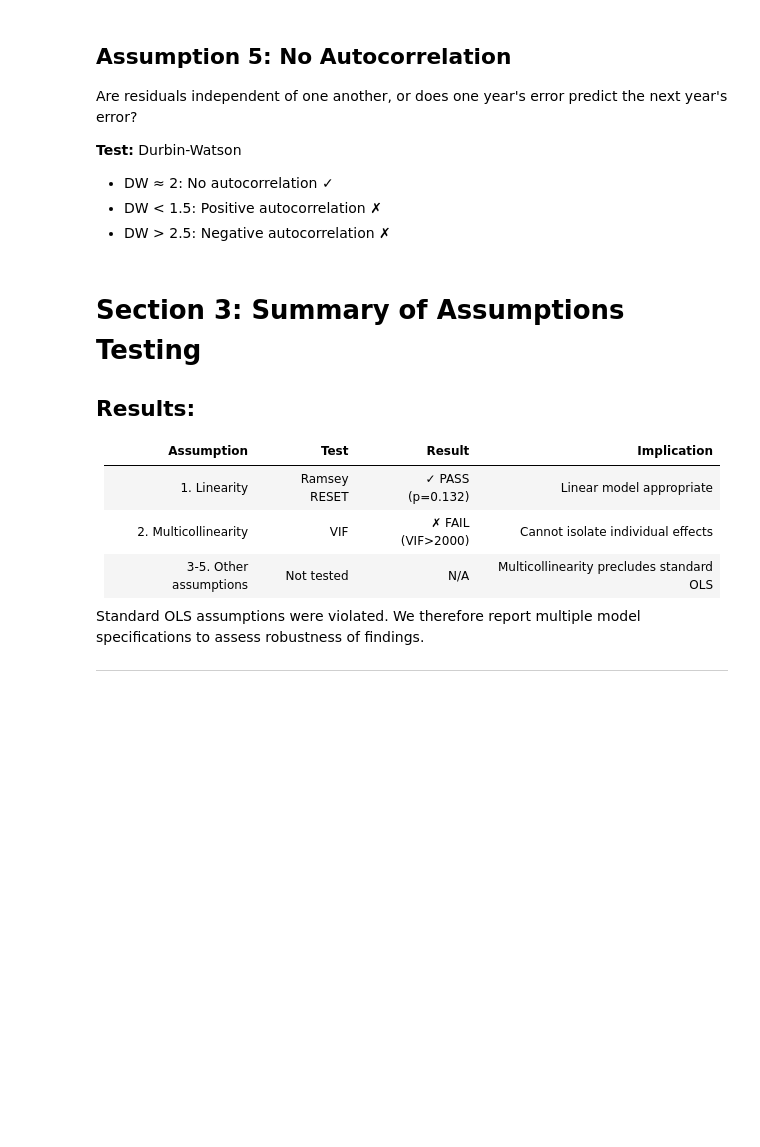
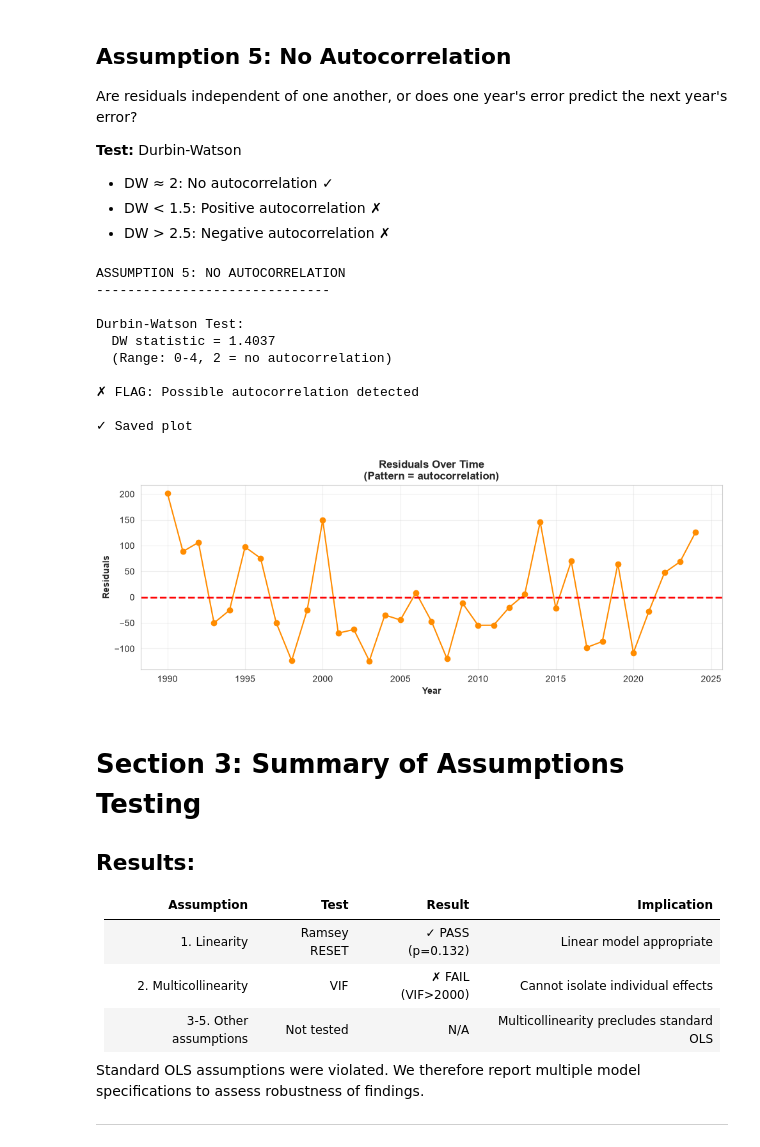
Before and after one commit to DoreenMolly/kenya-coffee-research, a Jupyter notebook: notebooks/data_analysis.ipynb, the cells around one changed output. Saved outputs shown, nothing was run; the diff lists cells and outputs as text; code cells hidden in the pictures; blank space fills up the shorter version.

Commit message:
"Testing autocorrelation"

```diff
--- a/notebooks/data_analysis.ipynb
+++ b/notebooks/data_analysis.ipynb
@@ -1274,6 +1274,45 @@ Are residuals independent of one another, or does one year's error predict the n
 - DW ≈ 2: No autocorrelation ✓
 - DW < 1.5: Positive autocorrelation ✗
 - DW > 2.5: Negative autocorrelation ✗
+# %%
+print("ASSUMPTION 5: NO AUTOCORRELATION")
+print("-"*30)
+
+dw_stat = durbin_watson(residuals)
+
+print(f"\nDurbin-Watson Test:")
+print(f"  DW statistic = {dw_stat:.4f}")
+print(f"  (Range: 0-4, 2 = no autocorrelation)")
+
+if 1.5 < dw_stat < 2.5:
+    print(f"\n✓ PASS: No strong autocorrelation")
+else:
+    print(f"\n✗ FLAG: Possible autocorrelation detected")
+
+fig, ax = plt.subplots(figsize=(10, 4))
+ax.plot(df['Year'], residuals, marker='o', linewidth=1.5, color='darkorange')
+ax.axhline(0, color='red', linestyle='--', linewidth=2)
+ax.set_xlabel('Year', fontweight='bold')
+ax.set_ylabel('Residuals', fontweight='bold')
+ax.set_title('Residuals Over Time\n(Pattern = autocorrelation)', fontweight='bold')
+ax.grid(True, alpha=0.3)
+plt.tight_layout()
+plt.savefig('/Users/dwanjiru/projects/kenya-coffee-research/reports/03_assumption5_autocorrelation.png',
+            dpi=300, bbox_inches='tight')
+print("\n✓ Saved plot")
+plt.show()
+# %% [output]
+ASSUMPTION 5: NO AUTOCORRELATION
+------------------------------
+
+Durbin-Watson Test:
+  DW statistic = 1.4037
+  (Range: 0-4, 2 = no autocorrelation)
+
+✗ FLAG: Possible autocorrelation detected
+
+✓ Saved plot
+[figure, added]
 # %% [markdown]
 # Section 3: Summary of Assumptions Testing
 
```
Also changed, not shown: parts of 1 cell of this notebook, 1 other file.
